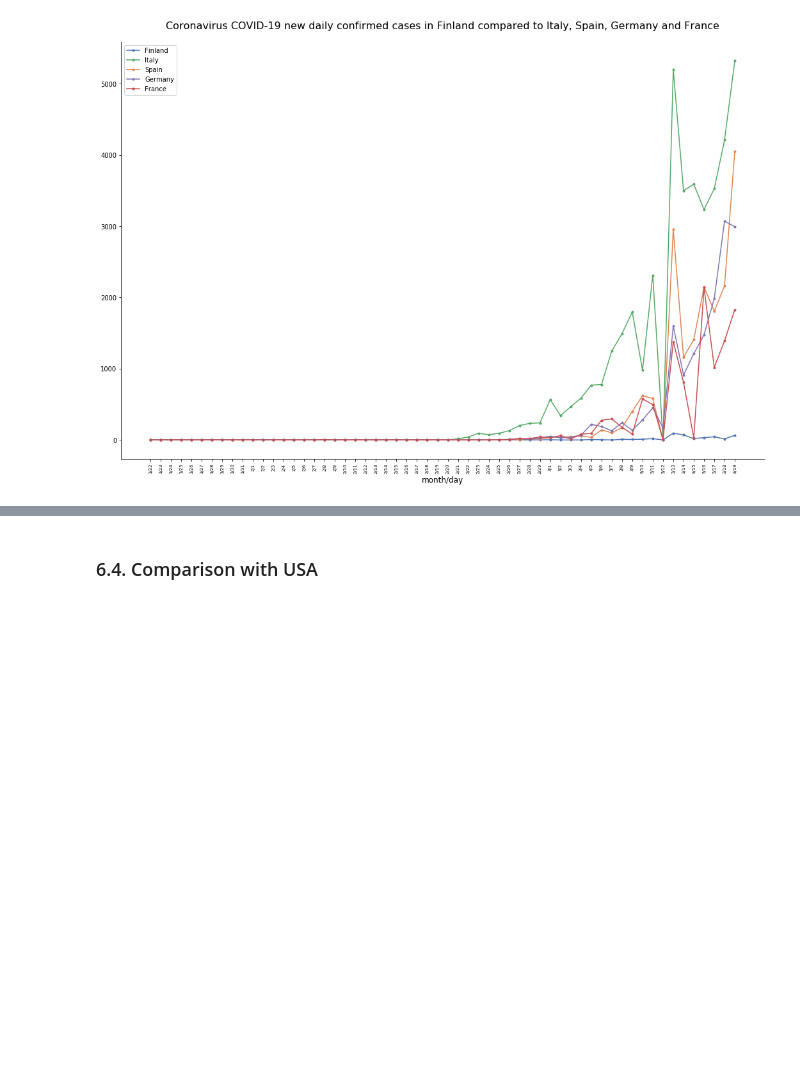
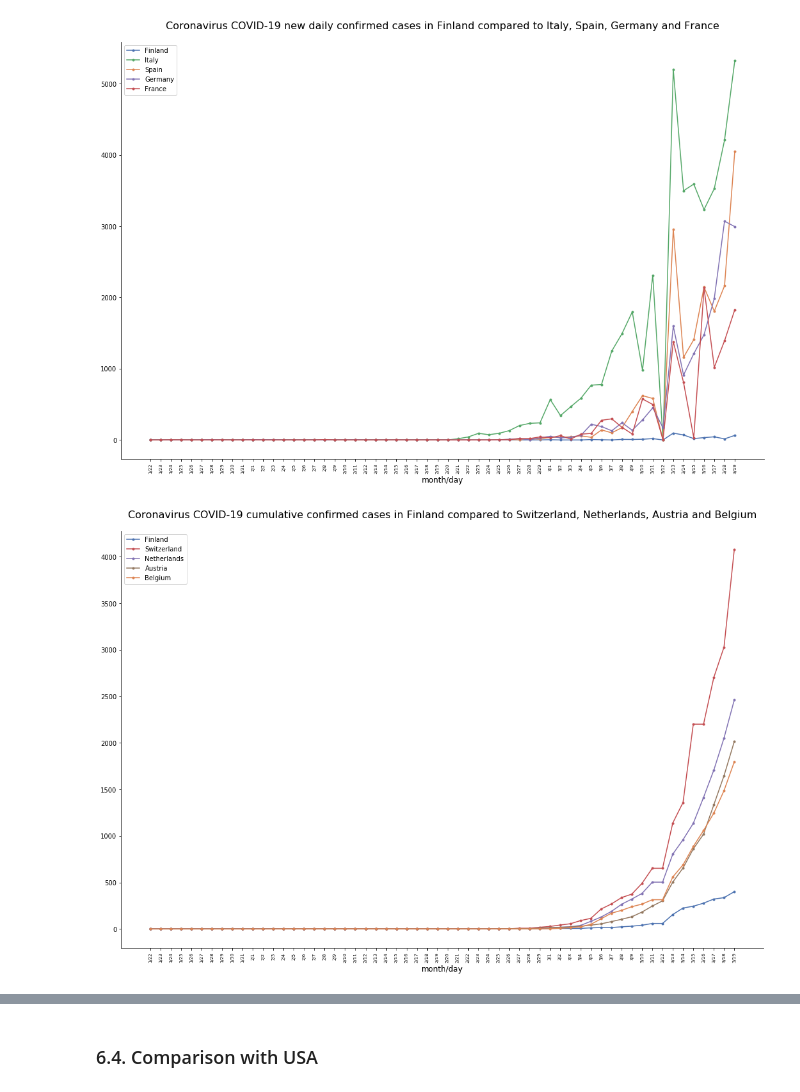
Before and after one commit to BerniHacker/Coronavirus, a Jupyter notebook: Coronavirus_Finland.ipynb, the cells around one changed output, grey strips where cells are left out. Drawn from its saved outputs; the diff is of its cells as text; code cells hidden in the pictures; blank space fills up the shorter version.

```diff
--- a/Coronavirus_Finland.ipynb
+++ b/Coronavirus_Finland.ipynb
@@ -834,3 +842,27 @@ france_conf_pos = extract_non_null(france_conf_0)
+# %%
+# Calling the function extract_country to extract data related to Netherlands
+Netherlands_0 = extract_country("Netherlands", 0)
+netherlands_conf_0 = Netherlands_0[0]
+netherlands_recov_0 = Netherlands_0[1]
+netherlands_deceas_0 = Netherlands_0[2]
+netherlands_conf_incr_0 = calc_increments(netherlands_conf_0)
+netherlands_conf_pos = extract_non_null(netherlands_conf_0)
+# %%
+# Calling the function extract_country to extract data related to Austria
+Austria_0 = extract_country("Austria", 0)
+austria_conf_0 = Austria_0[0]
+austria_recov_0 = Austria_0[1]
+austria_deceas_0 = Austria_0[2]
+austria_conf_incr_0 = calc_increments(austria_conf_0)
+austria_conf_pos = extract_non_null(austria_conf_0)
+# %%
+# Calling the function extract_country to extract data related to Belgium
+Belgium_0 = extract_country("Belgium", 0)
+belgium_conf_0 = Belgium_0[0]
+belgium_recov_0 = Belgium_0[1]
+belgium_deceas_0 = Belgium_0[2]
+belgium_conf_incr_0 = calc_increments(belgium_conf_0)
+belgium_conf_pos = extract_non_null(belgium_conf_0)
 # %% [markdown]
 #### 5.4.6. Data from China <a name="5.4.6."></a>
 # %%
@@ -1135,3 +1171,23 @@ cust_line_plot((days_tot, finland_conf_incr_0, ".", 0, "Finland"),
                legend=True)
 # %% [output]
 [figure]
+# %%
+# Comparing cumulative confirmed cases over time for Finland,
+# Switzerland, Netherlands, Austria and Belgium
+cust_line_plot((days_tot, finland_conf_0, ".", 0, "Finland"),
+               (days_tot, switzerland_conf_0, ".", 3, "Switzerland"),
+               (days_tot, netherlands_conf_0, ".", 4, "Netherlands"),
+               (days_tot, austria_conf_0, ".", 5, "Austria"),
+               (days_tot, belgium_conf_0, ".", 1, "Belgium"),
+               figsize_w=18, figsize_h=12,
+               title="Coronavirus COVID-19 cumulative confirmed cases "\
+                     "in Finland compared to Switzerland, Netherlands, "\
+                     "Austria and Belgium",
+               title_fs=16, title_offset=20,
+               rem_borders=True,
+               x_label="month/day", xlabel_fs=12,
+               xvalues_fs=7,rot=90,
+               y_label=None, ylabel_fs=12,
+               legend=True)
+# %% [output]
+[figure, added]
```
Also changed, not shown: parts of 3 cells of this notebook, 1 other file.
